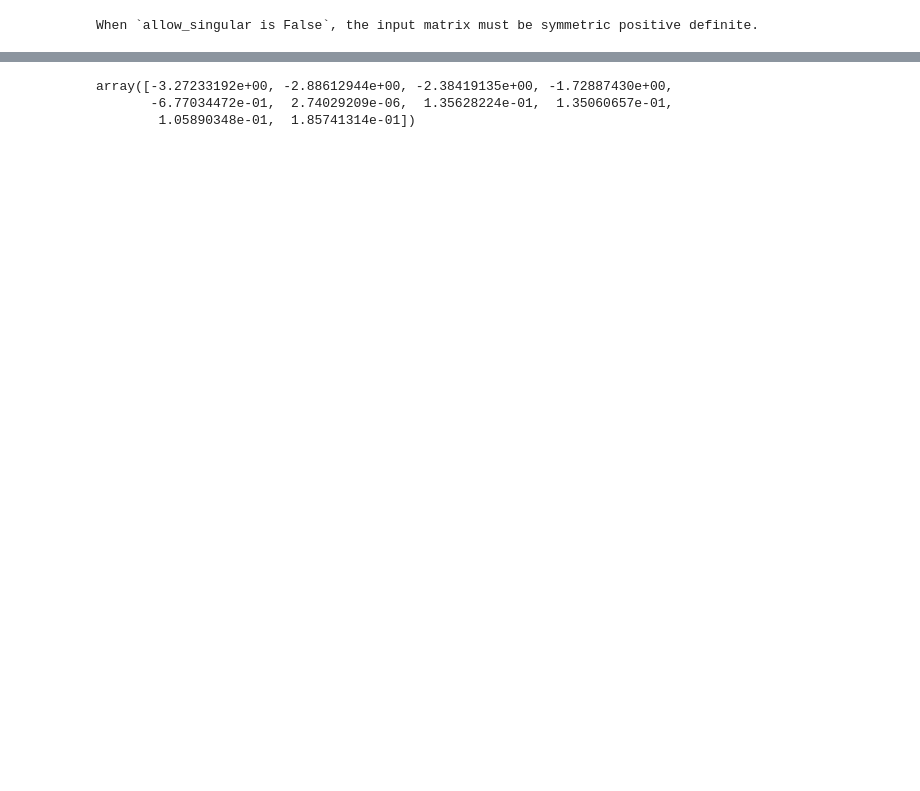
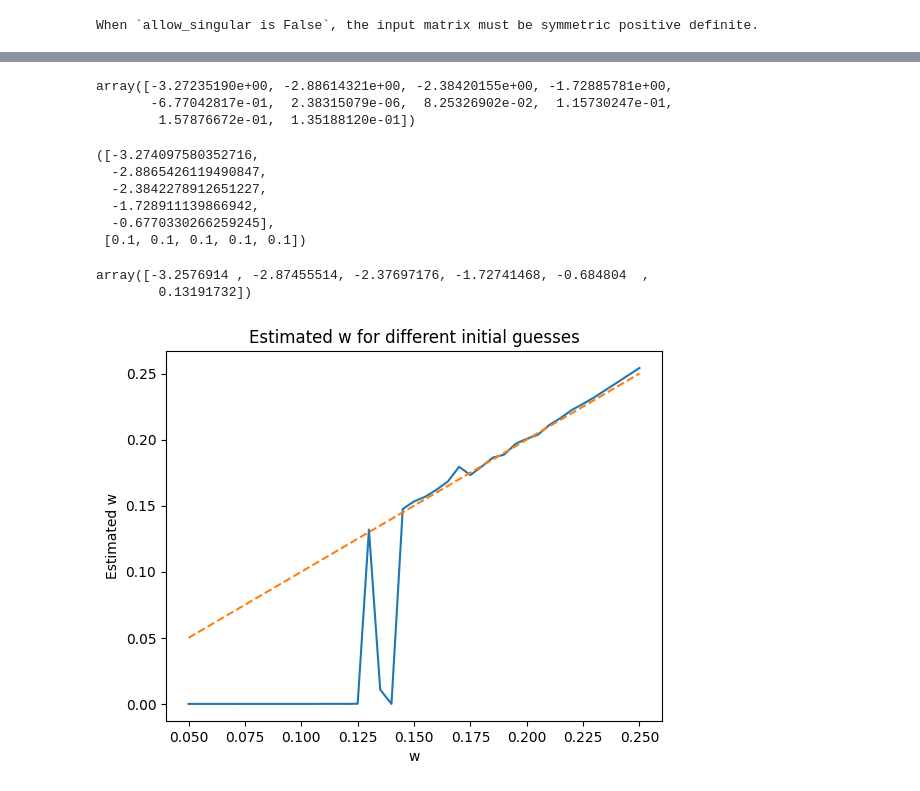
Before and after one commit to PeterKiss18/VasicekPDModel, a Jupyter notebook: Grades_MLE.ipynb, the cells around one changed output, grey strips where cells are left out. Cells and saved outputs as stored; diff of their text form; code cells hidden in the pictures; blank space fills up the shorter version.

Commit message:
The maximum likelihood parameter estimation is sensitive to the initial value of w_factor_loading.

```diff
--- a/Grades_MLE.ipynb
+++ b/Grades_MLE.ipynb
@@ -151,6 +153,47 @@ gamma_init, w_init
 # %%
+w_init = [0.1, 0.1, 0.1, 0.1, 0.1]
+
+ML_estimation = parameter_estimation(d_g, n_g, w_init, gamma_init)
 ML_estimation.x
 # %% [output]
-array([-3.27233192e+00, -2.88612944e+00, -2.38419135e+00, -1.72887430e+00,
-       -6.77034472e-01,  2.74029209e-06,  1.35628224e-01,  1.35060657e-01,
-        1.05890348e-01,  1.85741314e-01])
+array([-3.27235190e+00, -2.88614321e+00, -2.38420155e+00, -1.72885781e+00,
+       -6.77042817e-01,  2.38315079e-06,  8.25326902e-02,  1.15730247e-01,
+        1.57876672e-01,  1.35188120e-01])
+# %%
+gamma_init, w_init
+# %% [output]
+([-3.274097580352716,
+  -2.8865426119490847,
+  -2.3842278912651227,
+  -1.728911139866942,
+  -0.6770330266259245],
+ [0.1, 0.1, 0.1, 0.1, 0.1])
+# %%
+gamma_init = [norm.ppf(MM_params[grade][1]) for grade in ["A", "BBB", "BB", "B", "CCC/C"]]
+w_init = [0.13]
+
+ML_estimation2 = parameter_estimation(d_g, n_g, w_init, gamma_init)
+ML_params2 = ML_estimation2.x
+# %%
+ML_params2
+# %% [output]
+array([-3.2576914 , -2.87455514, -2.37697176, -1.72741468, -0.684804  ,
+        0.13191732])
+# %%
+# Change the initial guess for w from 0.05 to 0.25 with step 0.005
+w_values = np.linspace(0.05, 0.25, 41)
+ML_params_for_w = []
+for w in w_values:
+    ML_estimation_w = parameter_estimation(d_g, n_g, [w], gamma_init)
+    ML_params_for_w.append(ML_estimation_w.x)
+# %%
+# Plot the results
+plt.plot(w_values, [x[5] for x in ML_params_for_w])
+# add f(x) = x line
+plt.plot(w_values, w_values, linestyle='dashed')
+plt.xlabel("w")
+plt.ylabel("Estimated w")
+plt.title("Estimated w for different initial guesses")
+plt.show()
+# %% [output]
+[figure, added]
```
Also changed, not shown: parts of 7 cells of this notebook.
